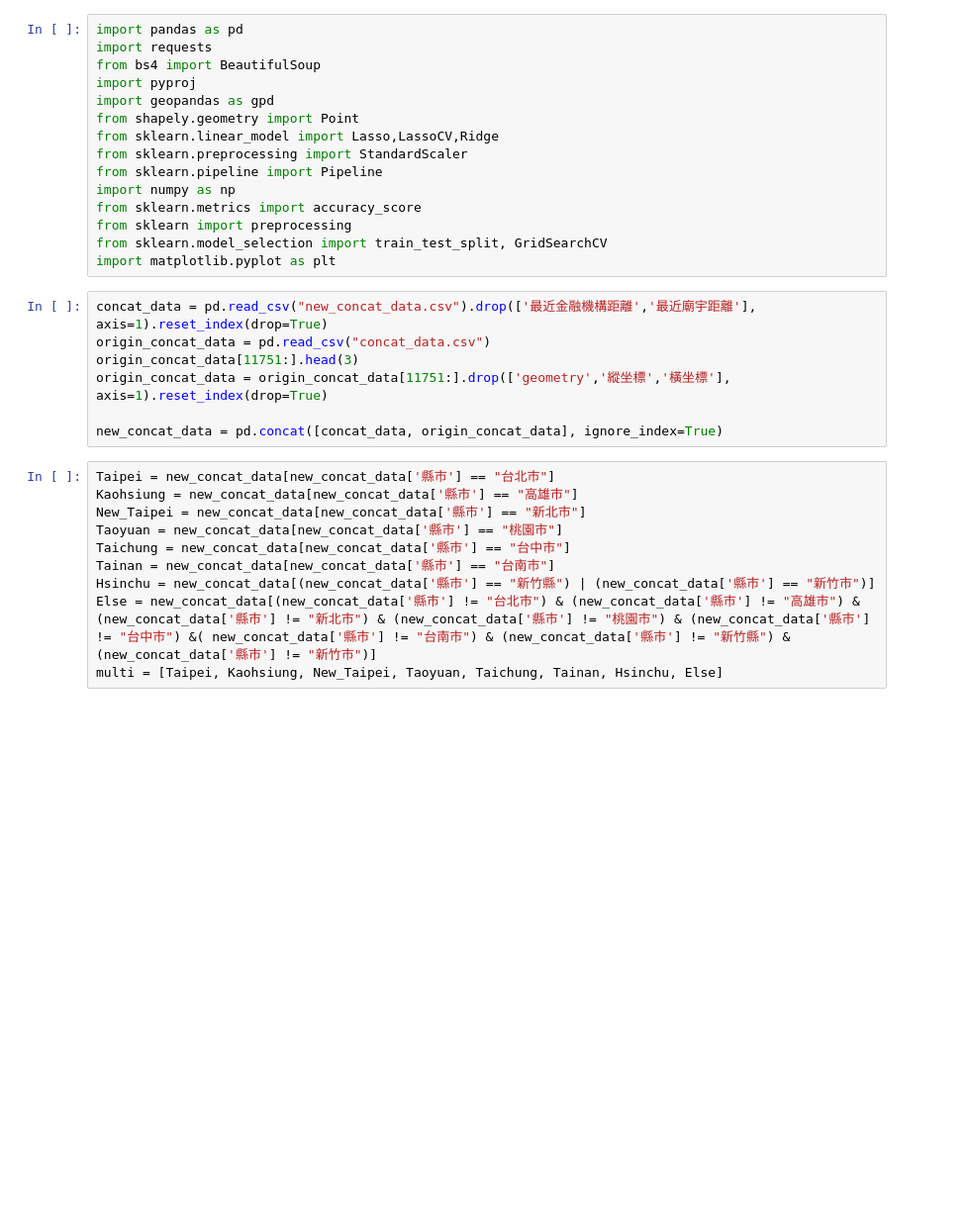
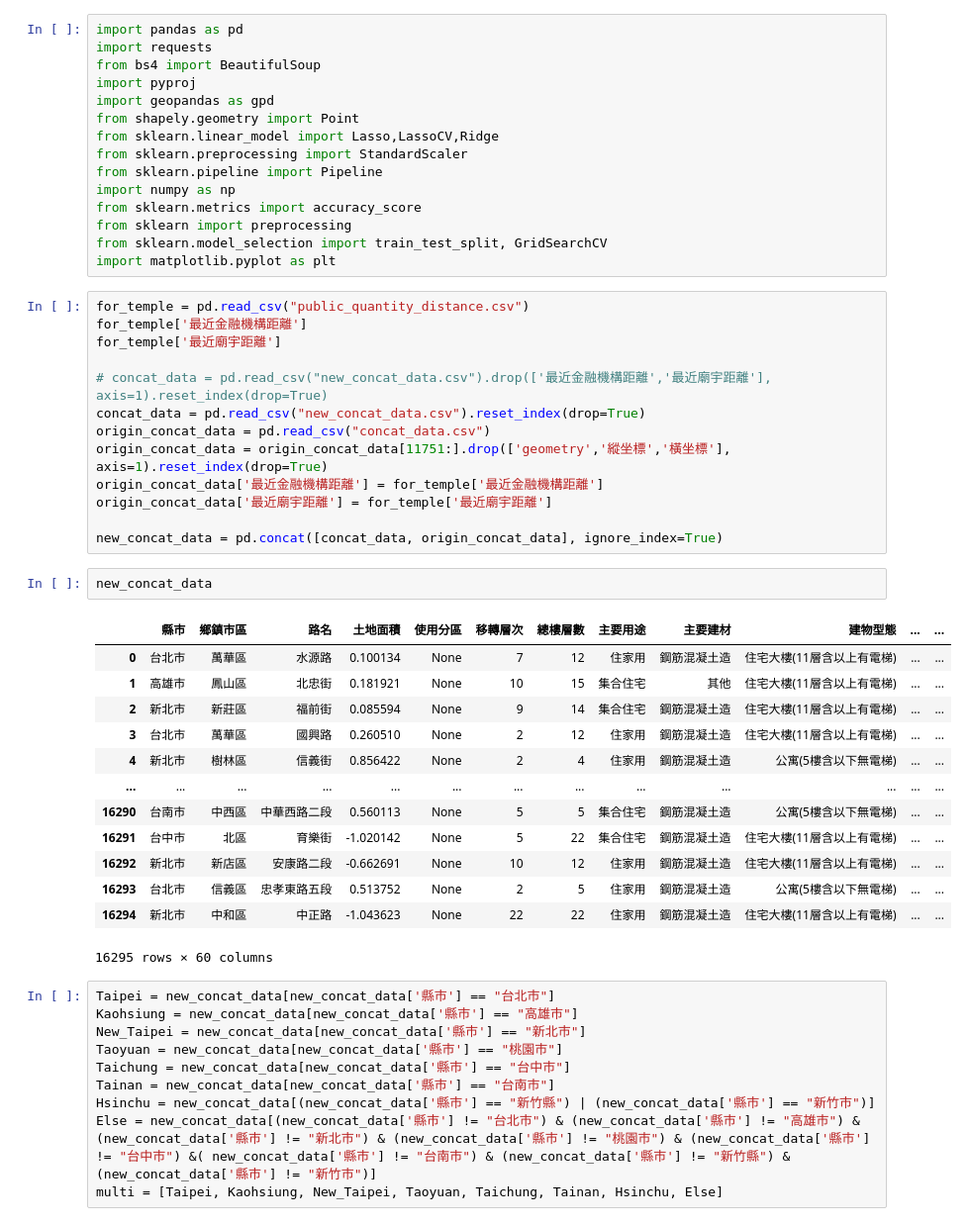
Before and after one commit to kennywang112/Yonfon, a Jupyter notebook: 分群回歸_正式.ipynb, the cells around one changed output. Shown at 99% size. Cells and saved outputs as stored; diff of their text form; blank space fills up the shorter version.

```diff
--- a/分群回歸_正式.ipynb
+++ b/分群回歸_正式.ipynb
@@ -14,12 +14,34 @@ from sklearn import preprocessing
 from sklearn.model_selection import train_test_split, GridSearchCV
 import matplotlib.pyplot as plt
 # %%
-concat_data = pd.read_csv("new_concat_data.csv").drop(['最近金融機構距離','最近廟宇距離'], axis=1).reset_index(drop=True)
+for_temple = pd.read_csv("public_quantity_distance.csv")
+for_temple['最近金融機構距離']
+for_temple['最近廟宇距離']
+
+# concat_data = pd.read_csv("new_concat_data.csv").drop(['最近金融機構距離','最近廟宇距離'], axis=1).reset_index(drop=True)
+concat_data = pd.read_csv("new_concat_data.csv").reset_index(drop=True)
 origin_concat_data = pd.read_csv("concat_data.csv")
-origin_concat_data[11751:].head(3)
 origin_concat_data = origin_concat_data[11751:].drop(['geometry','縱坐標','橫坐標'], axis=1).reset_index(drop=True)
+origin_concat_data['最近金融機構距離'] = for_temple['最近金融機構距離']
+origin_concat_data['最近廟宇距離'] = for_temple['最近廟宇距離']
 
 new_concat_data = pd.concat([concat_data, origin_concat_data], ignore_index=True)
+# %%
+new_concat_data
+# %% [output]
+|  | 縣市 | 鄉鎮市區 | 路名 | 土地面積 | 使用分區 | 移轉層次 | 總樓層數 | 主要用途 | 主要建材 | 建物型態 | ... | ... |
+| 0 | 台北市 | 萬華區 | 水源路 | 0.100134 | None | 7 | 12 | 住家用 | 鋼筋混凝土造 | 住宅大樓(11層含以上有電梯) | ... | ... |
+| 1 | 高雄市 | 鳳山區 | 北忠街 | 0.181921 | None | 10 | 15 | 集合住宅 | 其他 | 住宅大樓(11層含以上有電梯) | ... | ... |
+| 2 | 新北市 | 新莊區 | 福前街 | 0.085594 | None | 9 | 14 | 集合住宅 | 鋼筋混凝土造 | 住宅大樓(11層含以上有電梯) | ... | ... |
+| 3 | 台北市 | 萬華區 | 國興路 | 0.260510 | None | 2 | 12 | 住家用 | 鋼筋混凝土造 | 住宅大樓(11層含以上有電梯) | ... | ... |
+| 4 | 新北市 | 樹林區 | 信義街 | 0.856422 | None | 2 | 4 | 住家用 | 鋼筋混凝土造 | 公寓(5樓含以下無電梯) | ... | ... |
+| ... | ... | ... | ... | ... | ... | ... | ... | ... | ... | ... | ... | ... |
+| 16290 | 台南市 | 中西區 | 中華西路二段 | 0.560113 | None | 5 | 5 | 集合住宅 | 鋼筋混凝土造 | 公寓(5樓含以下無電梯) | ... | ... |
+| 16291 | 台中市 | 北區 | 育樂街 | -1.020142 | None | 5 | 22 | 集合住宅 | 鋼筋混凝土造 | 住宅大樓(11層含以上有電梯) | ... | ... |
+| 16292 | 新北市 | 新店區 | 安康路二段 | -0.662691 | None | 10 | 12 | 住家用 | 鋼筋混凝土造 | 住宅大樓(11層含以上有電梯) | ... | ... |
+| 16293 | 台北市 | 信義區 | 忠孝東路五段 | 0.513752 | None | 2 | 5 | 住家用 | 鋼筋混凝土造 | 公寓(5樓含以下無電梯) | ... | ... |
+| 16294 | 新北市 | 中和區 | 中正路 | -1.043623 | None | 22 | 22 | 住家用 | 鋼筋混凝土造 | 住宅大樓(11層含以上有電梯) | ... | ... |
+16295 rows × 60 columns
 # %%
 Taipei = new_concat_data[new_concat_data['縣市'] == "台北市"]
 Kaohsiung = new_concat_data[new_concat_data['縣市'] == "高雄市"]
```
Also changed, not shown: parts of 1 cell of this notebook, 1 other file.
